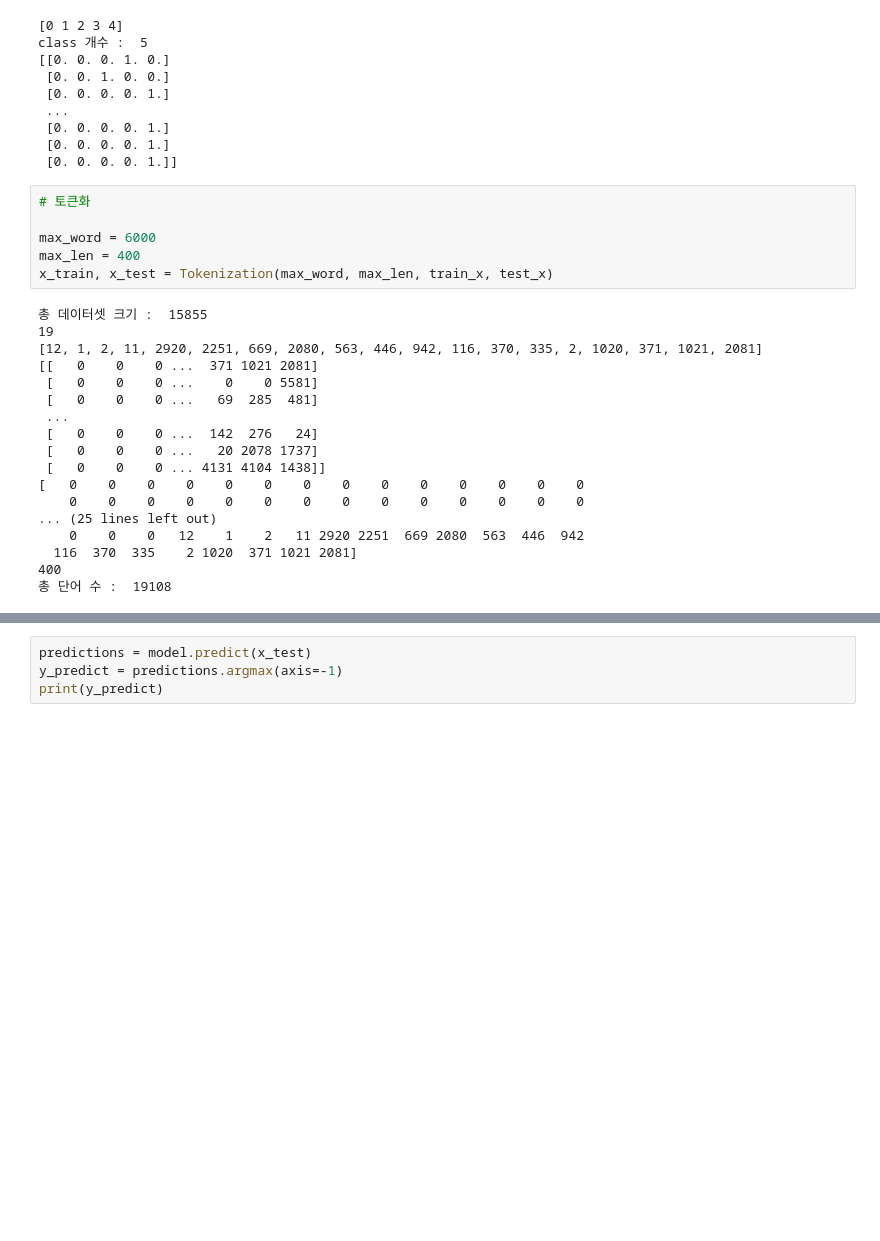
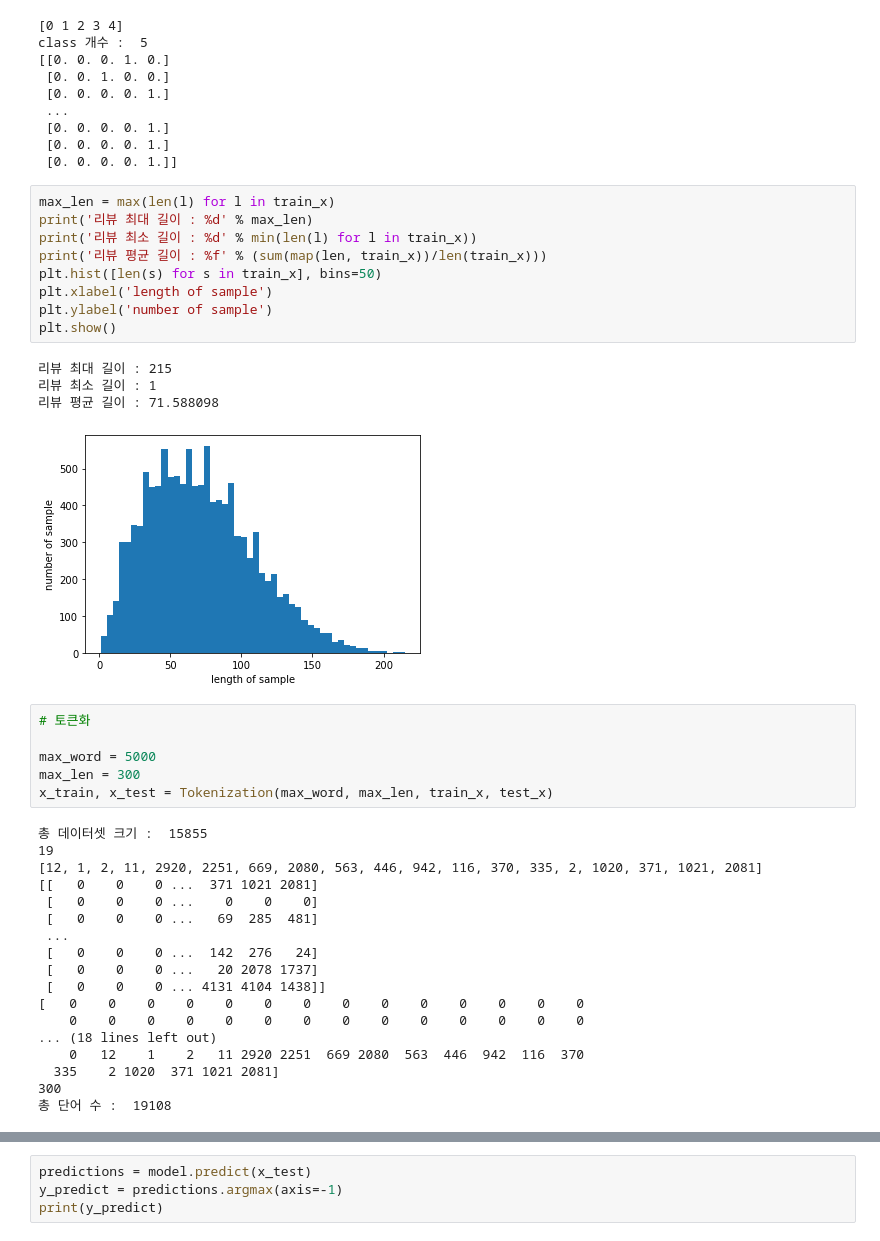
Before and after one commit to cieske/POSTECH_DL_Sentimeter, a Jupyter notebook: team_project(local_ver).ipynb, the cells around one changed output, grey strips where cells are left out. Drawn from its saved outputs; the diff is of its cells as text; blank space fills up the shorter version.

```diff
--- a/team_project(local_ver).ipynb
+++ b/team_project(local_ver).ipynb
@@ -237,18 +237,32 @@ class 개수 :  5
  [0. 0. 0. 0. 1.]
  [0. 0. 0. 0. 1.]
  [0. 0. 0. 0. 1.]]
+# %%
+max_len = max(len(l) for l in train_x)
+print('리뷰 최대 길이 : %d' % max_len)
+print('리뷰 최소 길이 : %d' % min(len(l) for l in train_x))
+print('리뷰 평균 길이 : %f' % (sum(map(len, train_x))/len(train_x)))
+plt.hist([len(s) for s in train_x], bins=50)
+plt.xlabel('length of sample')
+plt.ylabel('number of sample')
+plt.show()
+# %% [output]
+리뷰 최대 길이 : 215
+리뷰 최소 길이 : 1
+리뷰 평균 길이 : 71.588098
+[figure, added]
 # %%
 # 토큰화
 
-max_word = 6000
-max_len = 400
+max_word = 5000
+max_len = 300
 x_train, x_test = Tokenization(max_word, max_len, train_x, test_x)
 # %% [output]
 총 데이터셋 크기 :  15855
 19
 [12, 1, 2, 11, 2920, 2251, 669, 2080, 563, 446, 942, 116, 370, 335, 2, 1020, 371, 1021, 2081]
 [[   0    0    0 ...  371 1021 2081]
- [   0    0    0 ...    0    0 5581]
+ [   0    0    0 ...    0    0    0]
  [   0    0    0 ...   69  285  481]
  ...
  [   0    0    0 ...  142  276   24]
@@ -256,10 +270,10 @@ x_train, x_test = Tokenization(max_word, max_len, train_x, test_x)
  [   0    0    0 ... 4131 4104 1438]]
 [   0    0    0    0    0    0    0    0    0    0    0    0    0    0
     0    0    0    0    0    0    0    0    0    0    0    0    0    0
-... (25 lines left out)
-    0    0    0   12    1    2   11 2920 2251  669 2080  563  446  942
-  116  370  335    2 1020  371 1021 2081]
-400
+... (18 lines left out)
+    0   12    1    2   11 2920 2251  669 2080  563  446  942  116  370
+  335    2 1020  371 1021 2081]
+300
 총 단어 수 :  19108
 # %%
 # lstm 모델 만들고 학습시키기
```
Also changed, not shown: parts of 5 cells of this notebook, 4 other files.
